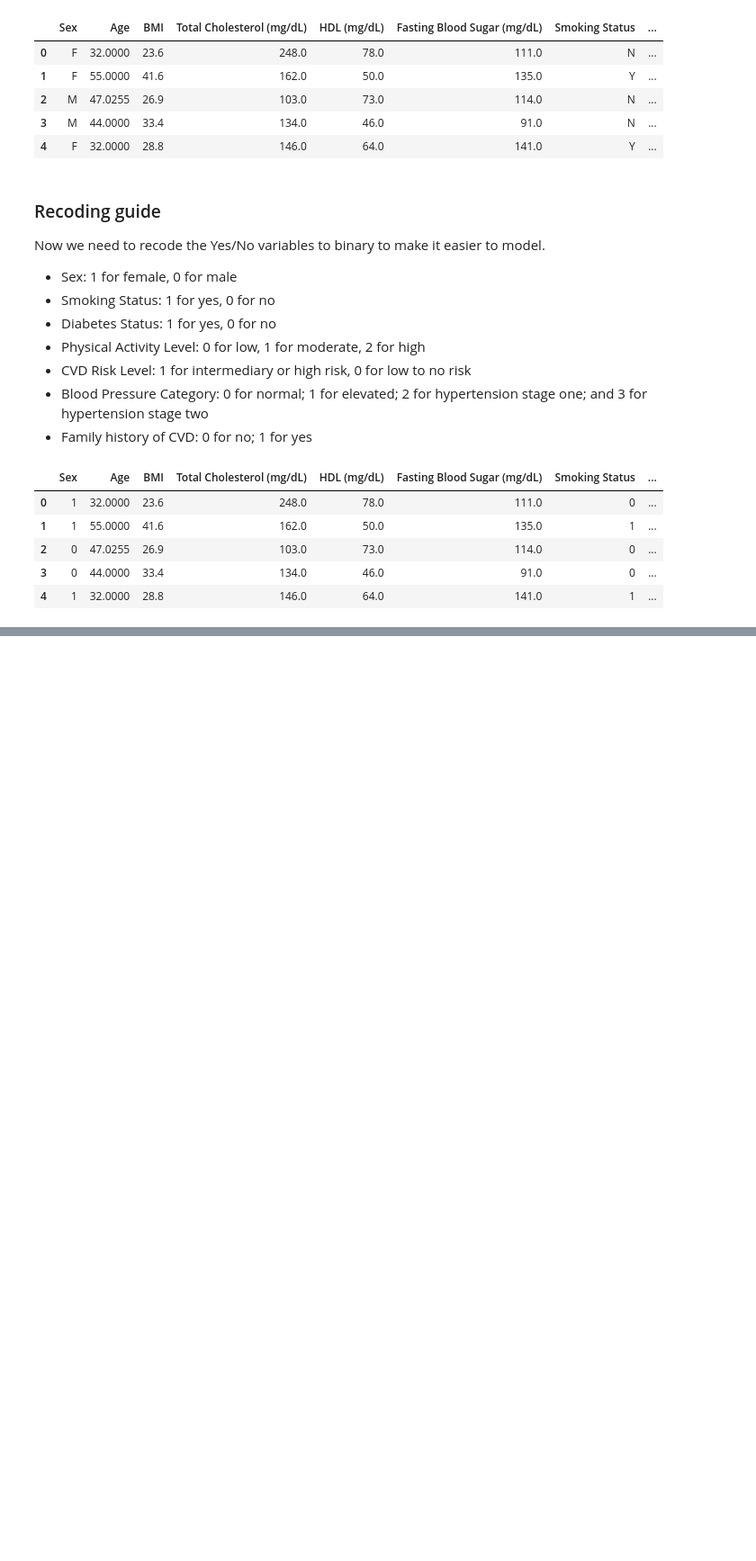
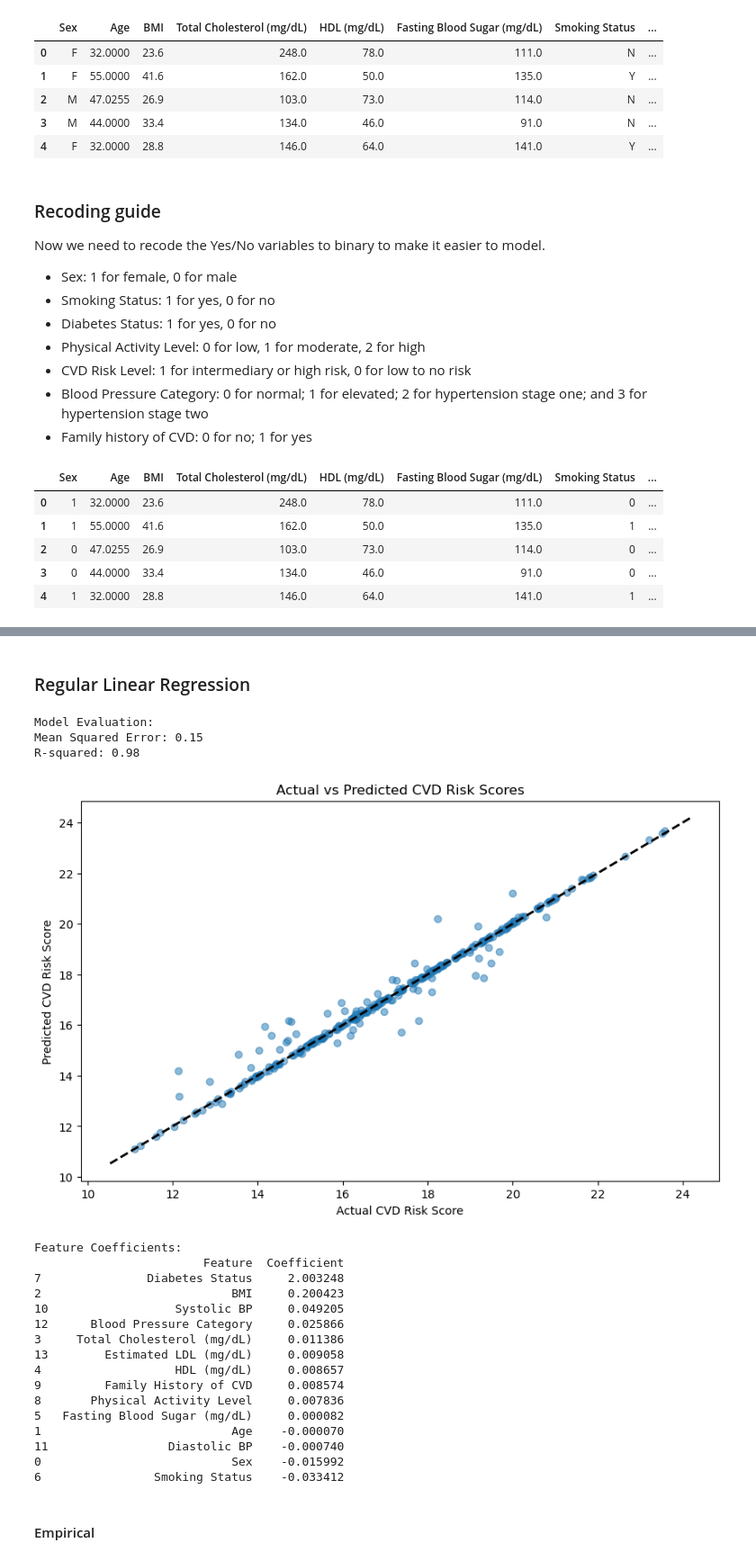
Before and after one commit to lilah-duboff/UDS_CVD_Final_Project_Rep, a Jupyter notebook: empirical_analysis.ipynb, the cells around one changed output, grey strips where cells are left out. Shown at 90% size. Saved outputs shown, nothing was run; the diff lists cells and outputs as text; code cells hidden in the pictures; blank space fills up the shorter version.

Commit message:
adding basic linear regression

```diff
--- a/empirical_analysis.ipynb
+++ b/empirical_analysis.ipynb
@@ -71,7 +71,7 @@ dtype: int64
 # we're going to drop BP (mmHg) as well, because it's a combination of systolic and diastolic
 df = df.drop(
     columns=[
-        "CVD Risk Score",
+        "CVD Risk Level",
         "Blood Pressure (mmHg)",
         "Waist-to-Height Ratio",
         "CVD Risk Level",
@@ -170,0 +264,4 @@ Estimated LDL (mg/dL): 109.99
+# %%
+df = df.dropna(subset=["CVD Risk Score"])
+
+df.isnull().sum()
@@ -170,0 +285,70 @@ Estimated LDL (mg/dL): 109.99
+# %% [markdown]
+### Regular Linear Regression
+# %%
+from sklearn.linear_model import LinearRegression
+from sklearn.model_selection import train_test_split
+from sklearn.metrics import mean_squared_error, r2_score
+
+# Separate features and target
+X = df.drop("CVD Risk Score", axis=1)
+y = df["CVD Risk Score"]
+
+# splitting into train and test, will add validation later
+X_train, X_test, y_train, y_test = train_test_split(
+    X, y, test_size=0.2, random_state=42
+)
+
+# initializing the linear model
+model = LinearRegression()
+model.fit(X_train, y_train)
+
+# predictions on the test set
+y_pred = model.predict(X_test)
+
+# assessing model fit and accuracy
+mse = mean_squared_error(y_test, y_pred)
+r2 = r2_score(y_test, y_pred)
+
+print("\nModel Evaluation:")
+print(f"Mean Squared Error: {mse:.2f}")
+print(f"R-squared: {r2:.2f}")
+
+# plotting linear regression
+plt.figure(figsize=(10, 6))
+plt.scatter(y_test, y_pred, alpha=0.5)
+plt.plot([y.min(), y.max()], [y.min(), y.max()], "k--", lw=2)
+plt.xlabel("Actual CVD Risk Score")
+plt.ylabel("Predicted CVD Risk Score")
+plt.title("Actual vs Predicted CVD Risk Scores")
+plt.show()
+
+# coeffs
+coefficients = pd.DataFrame(
+    {"Feature": X.columns, "Coefficient": model.coef_}
+).sort_values(by="Coefficient", ascending=False)
+
+print("\nFeature Coefficients:")
+print(coefficients)
+# %% [output]
+Model Evaluation:
+Mean Squared Error: 0.15
+R-squared: 0.98
+[figure, added]
+Feature Coefficients:
+                        Feature  Coefficient
+7               Diabetes Status     2.003248
+2                           BMI     0.200423
+10                  Systolic BP     0.049205
+12      Blood Pressure Category     0.025866
+3     Total Cholesterol (mg/dL)     0.011386
+13        Estimated LDL (mg/dL)     0.009058
+4                   HDL (mg/dL)     0.008657
+9         Family History of CVD     0.008574
+8       Physical Activity Level     0.007836
+5   Fasting Blood Sugar (mg/dL)     0.000082
+1                           Age    -0.000070
+11                 Diastolic BP    -0.000740
+0                           Sex    -0.015992
+6                Smoking Status    -0.033412
+# %% [markdown]
+#### Empirical
```
Also changed, not shown: parts of 13 cells of this notebook.
